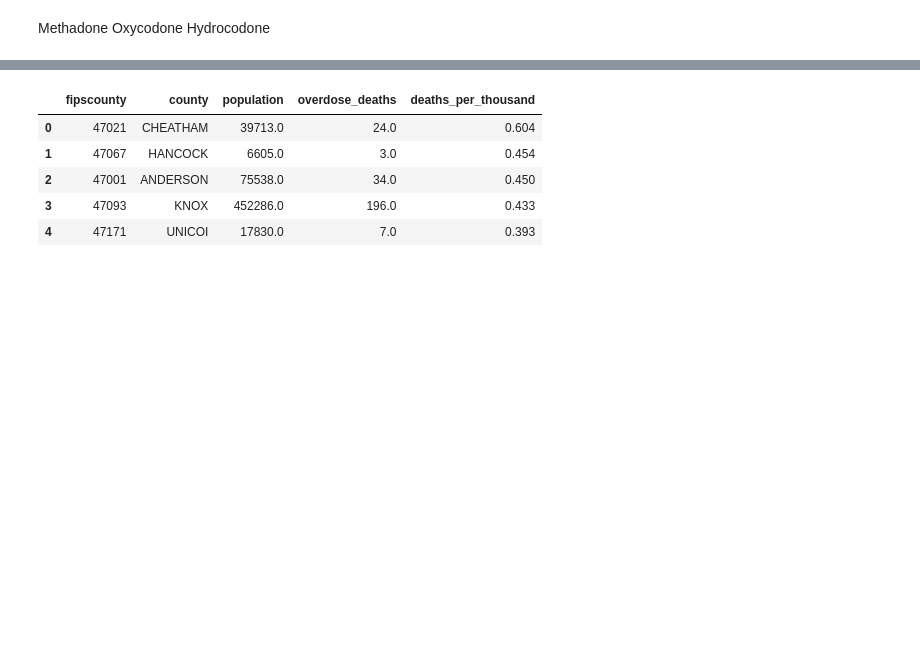
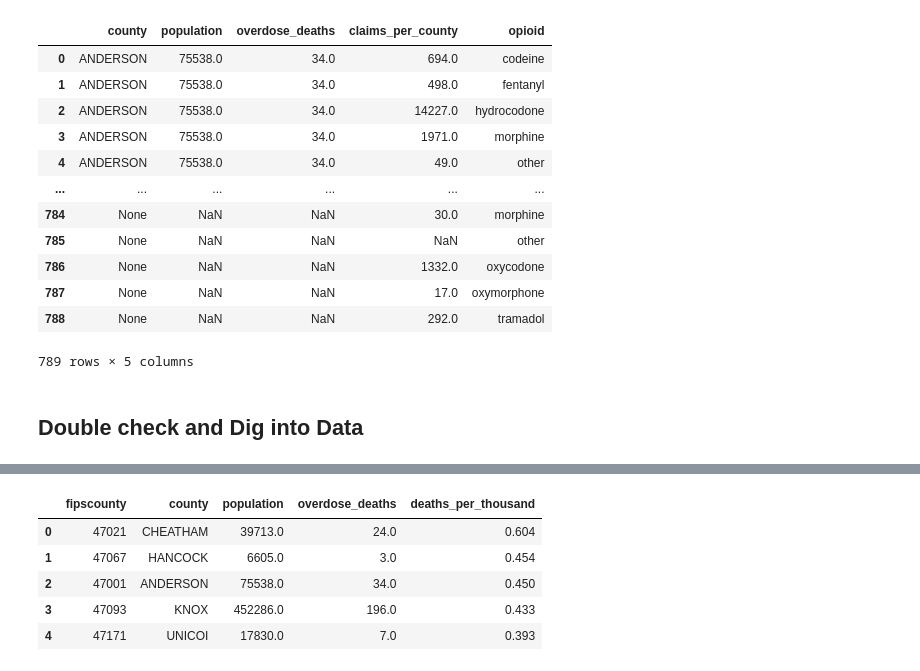
Before and after one commit to nss-data-science-cohort-4/sql_rx_project-mmm, a Jupyter notebook: sql_rx_parker.ipynb, the cells around one changed output, grey strips where cells are left out. Saved outputs shown, nothing was run; the diff lists cells and outputs as text; code cells hidden in the pictures; blank space fills up the shorter version.

```diff
--- a/sql_rx_parker.ipynb
+++ b/sql_rx_parker.ipynb
@@ -10,4 +11,76 @@ engine = create_engine(connection_string)
-# %% [markdown]
-Methadone
-Oxycodone
-Hydrocodone
+# %%
+query = '''
+WITH zip_counties AS (
+    SELECT zip
+        , fipscounty
+        , RANK() OVER(PARTITION BY zip ORDER BY tot_ratio DESC) AS rank
+    FROM zip_fips
+),
+od_deaths AS (
+    SELECT z.zip
+        , f.fipscounty
+        , f.county
+        , p.population
+        , overdose_deaths
+    FROM overdose_deaths AS o
+    FULL JOIN fips_county AS f USING(fipscounty)
+    FULL JOIN population AS p USING(fipscounty)
+    FULL JOIN zip_counties AS z USING(fipscounty)
+    WHERE year = 2017
+    AND rank = 1
+),
+npis AS (
+    SELECT p1.npi
+        , p2.nppes_provider_zip5 AS zip
+        , p1.total_claim_count
+        , d.generic_name
+        , CASE WHEN d.generic_name LIKE '%%CODEINE%%' THEN 'codeine'
+            WHEN d.generic_name LIKE '%%FENTANYL%%' THEN 'fentanyl'
+            WHEN d.generic_name LIKE '%%HYDROCODONE%%' THEN 'hydrocodone'
+            WHEN d.generic_name LIKE '%%MORPHINE%%' THEN 'morphine'
+            WHEN d.generic_name LIKE '%%OXYCODONE%%' THEN 'oxycodone'
+            WHEN d.generic_name LIKE '%%OXYMORPHONE%%' THEN 'oxymorphone'
+            WHEN d.generic_name LIKE '%%TRAMADOL%%' THEN 'tramadol'
+            ELSE 'other' END
+            AS opioid
+    FROM prescription AS p1
+    FULL JOIN drug AS d
+    USING(drug_name)
+    FULL JOIN  prescriber AS p2
+    USING (npi)
+    WHERE d.opioid_drug_flag = 'Y'
+),
+npi_opioids AS (
+    SELECT npi, zip, SUM(total_claim_count) AS claims, opioid
+    FROM npis
+    GROUP BY npi, zip, opioid
+)
+SELECT od.county
+    , od.population
+    , od.overdose_deaths
+    , SUM(n. claims) AS claims_per_county
+    , n.opioid
+FROM od_deaths AS od
+FULL JOIN npi_opioids AS n
+USING (zip)
+GROUP BY 1, 2, 3, 5
+'''
+
+claims_per_opioid = pd.read_sql(query, con = engine)
+claims_per_opioid
+# %% [output]
+|  | county | population | overdose_deaths | claims_per_county | opioid |
+| 0 | ANDERSON | 75538.0 | 34.0 | 694.0 | codeine |
+| 1 | ANDERSON | 75538.0 | 34.0 | 498.0 | fentanyl |
+| 2 | ANDERSON | 75538.0 | 34.0 | 14227.0 | hydrocodone |
+| 3 | ANDERSON | 75538.0 | 34.0 | 1971.0 | morphine |
+| 4 | ANDERSON | 75538.0 | 34.0 | 49.0 | other |
+| ... | ... | ... | ... | ... | ... |
+| 784 | None | NaN | NaN | 30.0 | morphine |
+| 785 | None | NaN | NaN | NaN | other |
+| 786 | None | NaN | NaN | 1332.0 | oxycodone |
+| 787 | None | NaN | NaN | 17.0 | oxymorphone |
+| 788 | None | NaN | NaN | 292.0 | tramadol |
+789 rows × 5 columns
+# %% [markdown]
+## Double check and Dig into Data
```
Also changed, not shown: parts of 15 cells of this notebook.
